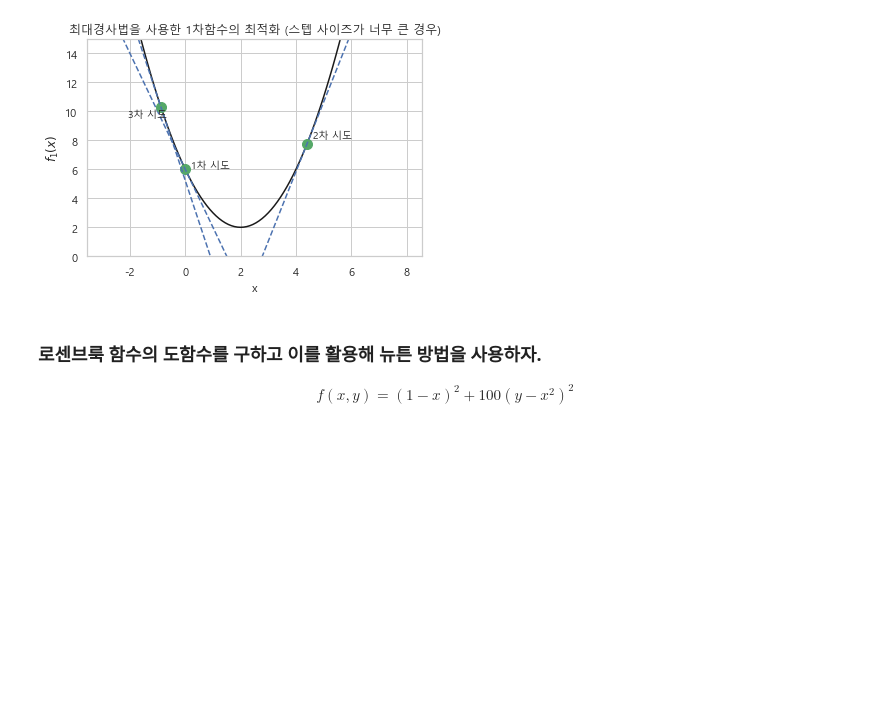
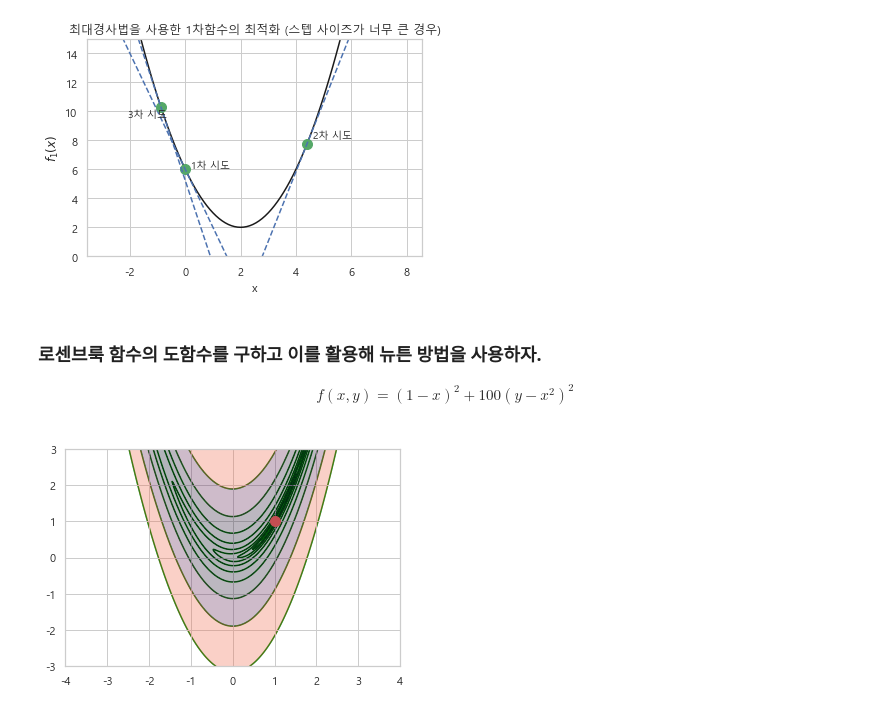
Before and after one commit to h33sun/TIL, a Jupyter notebook: math/20200201 최적화.ipynb, the cells around one changed output. Cells and saved outputs as stored; diff of their text form; code cells hidden in the pictures; blank space fills up the shorter version.

```diff
--- a/math/20200201 최적화.ipynb
+++ b/math/20200201 최적화.ipynb
@@ -218,3 +218,21 @@ f(x, y) = (1 − x )^2 + 100(y − x^2)^2
 # %%
 def f2d(x,y):
     return np.array((2*(x-1) - 400*x*(y-x**2), 200*(y-x**2)))
+# %%
+xx = np.linspace(-4, 4, 800)
+yy = np.linspace(-3, 3, 600)
+X, Y = np.meshgrid(xx, yy)
+Z = f2(X, Y)
+
+levels = np.logspace(-1, 3, 10)
+plt.contourf(X, Y, Z, alpha=0.3, levels=levels)
+plt.contour(X, Y, Z, colors="green", levels=levels, zorder=0)
+plt.plot(1, 1, 'ro', markersize=10)
+
+
+mu = 8e-4  # step size
+s = 0.95  # for arrowhead drawing
+
+x, y = -1, -1
+# %% [output]
+[figure, added]
```
Also changed, not shown: parts of 28 cells of this notebook, 3 other files.
